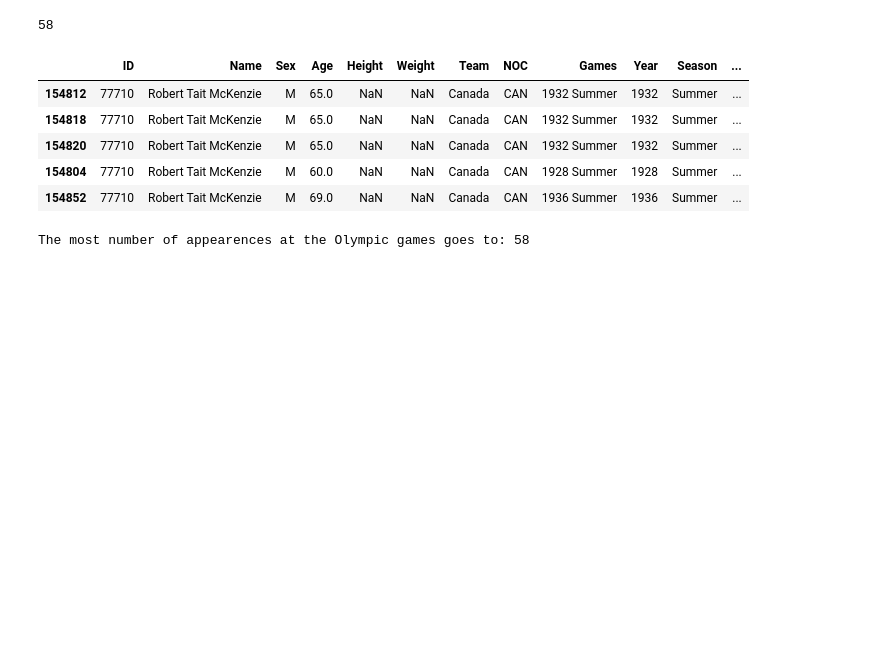
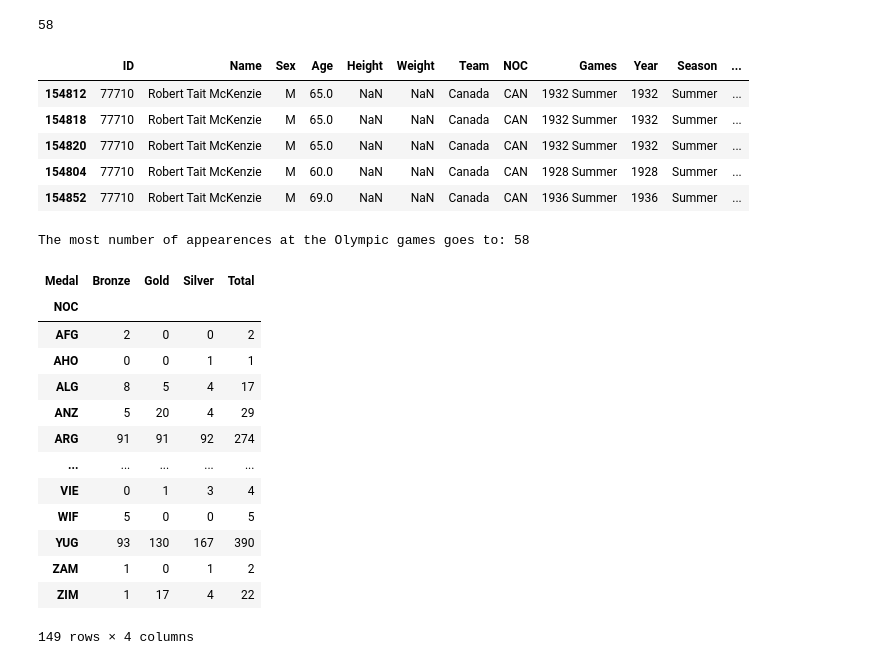
Before and after one commit to NotNulls/olympic_history_analysis, a Jupyter notebook: olympic_data_wrangling.ipynb, the cells around one changed output. Saved outputs shown, nothing was run; the diff lists cells and outputs as text; code cells hidden in the pictures; blank space fills up the shorter version.

Commit message:
Creating a group medals count

```diff
--- a/olympic_data_wrangling.ipynb
+++ b/olympic_data_wrangling.ipynb
@@ -129,3 +129,26 @@ RTM = most_apearances.loc['Robert Tait McKenzie']
 print(f'The most number of appearences at the Olympic games goes to: {RTM}')
 # %% [output]
 The most number of appearences at the Olympic games goes to: 58
+# %%
+national_team = df_athletics_events['Team']
+
+medals_per_country = df_athletics_events.groupby(['NOC','Medal']).size().unstack(fill_value=0)
+
+medals_per_country['Total'] = medals_per_country.sum(axis=1)
+
+medals_per_country
+# %% [output]
+| Medal | Bronze | Gold | Silver | Total |
+| NOC |  |  |  |  |
+| AFG | 2 | 0 | 0 | 2 |
+| AHO | 0 | 0 | 1 | 1 |
+| ALG | 8 | 5 | 4 | 17 |
+| ANZ | 5 | 20 | 4 | 29 |
+| ARG | 91 | 91 | 92 | 274 |
+| ... | ... | ... | ... | ... |
+| VIE | 0 | 1 | 3 | 4 |
+| WIF | 5 | 0 | 0 | 5 |
+| YUG | 93 | 130 | 167 | 390 |
+| ZAM | 1 | 0 | 1 | 2 |
+| ZIM | 1 | 17 | 4 | 22 |
+149 rows × 4 columns
```
Also changed, not shown: parts of 1 cell of this notebook.
